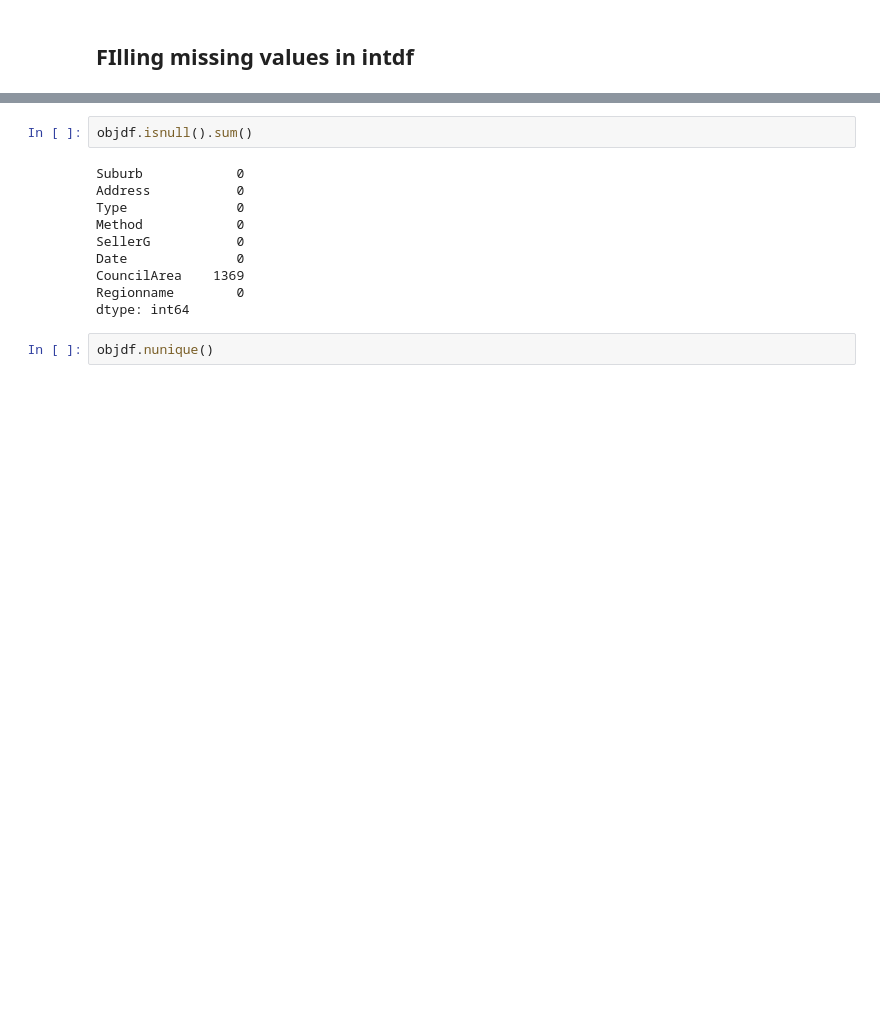
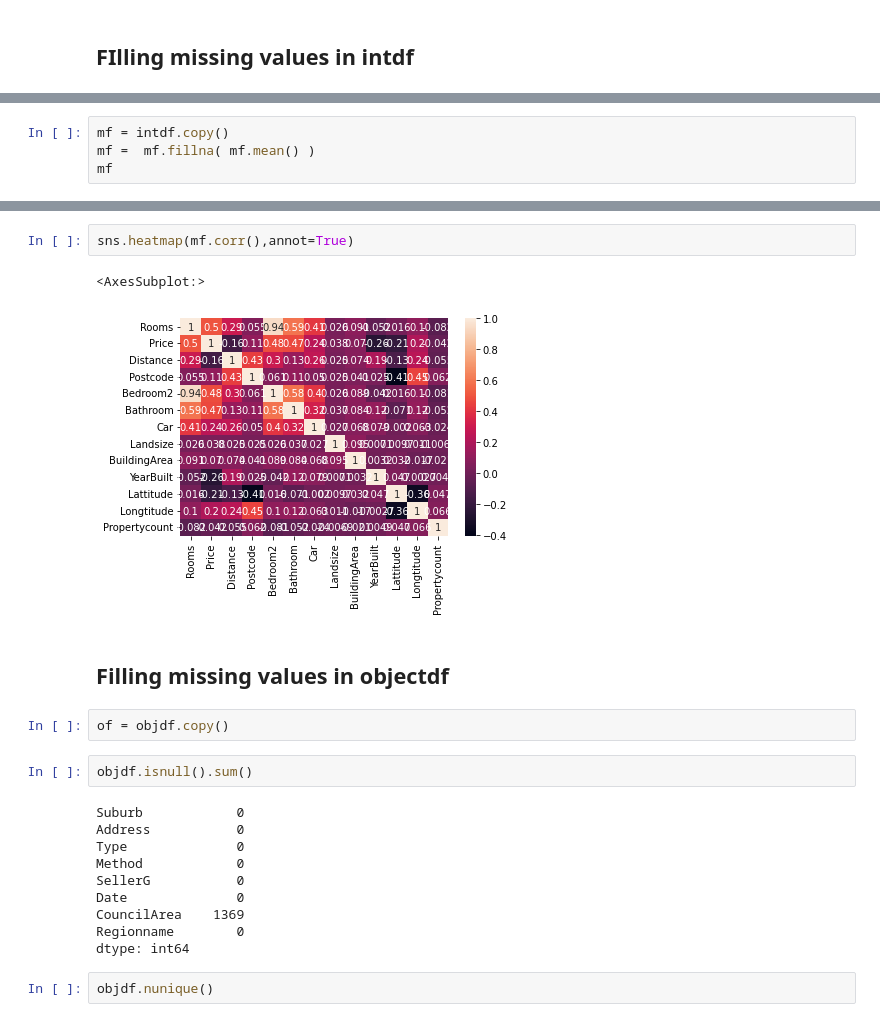
Before and after one commit to mayuresh714/6th-sem-assignments, a Jupyter notebook: DSBDAlab/assignment_no_1/asssign1.ipynb, the cells around one changed output, grey strips where cells are left out. Cells and saved outputs as stored; diff of their text form; blank space fills up the shorter version.

```diff
--- a/DSBDAlab/assignment_no_1/asssign1.ipynb
+++ b/DSBDAlab/assignment_no_1/asssign1.ipynb
@@ -401,0 +483,4 @@ Name: CouncilArea, Length: 13580, dtype: object
+# %%
+mf = intdf.copy()
+mf =  mf.fillna( mf.mean() )
+mf
@@ -402,3 +518,12 @@ Name: CouncilArea, Length: 13580, dtype: object
+# %%
+sns.heatmap(mf.corr(),annot=True)
+# %% [output]
+<AxesSubplot:>
+[figure, added]
+# %% [markdown]
+## Filling missing values in objectdf
+# %%
+of = objdf.copy()
 # %%
 objdf.isnull().sum()
 # %% [output]
```
Also changed, not shown: parts of 34 cells of this notebook.
